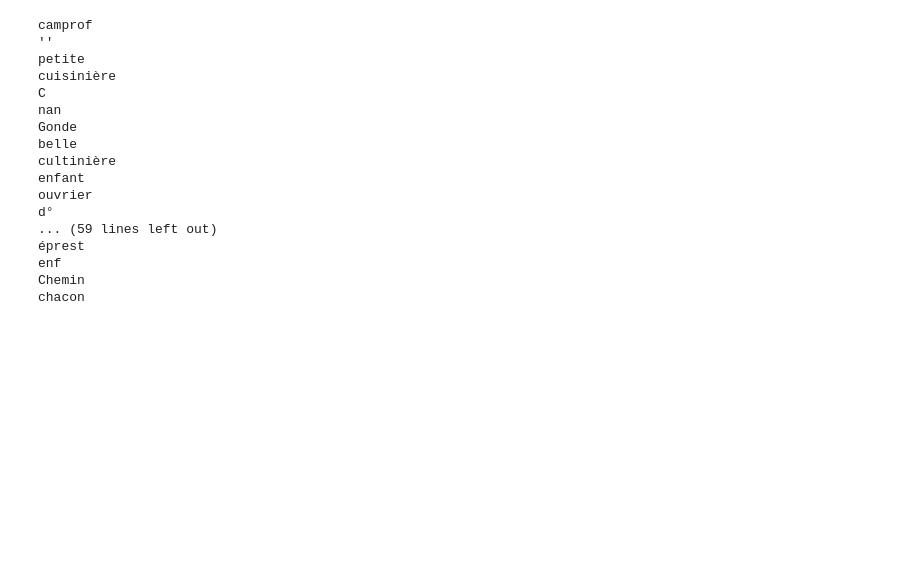
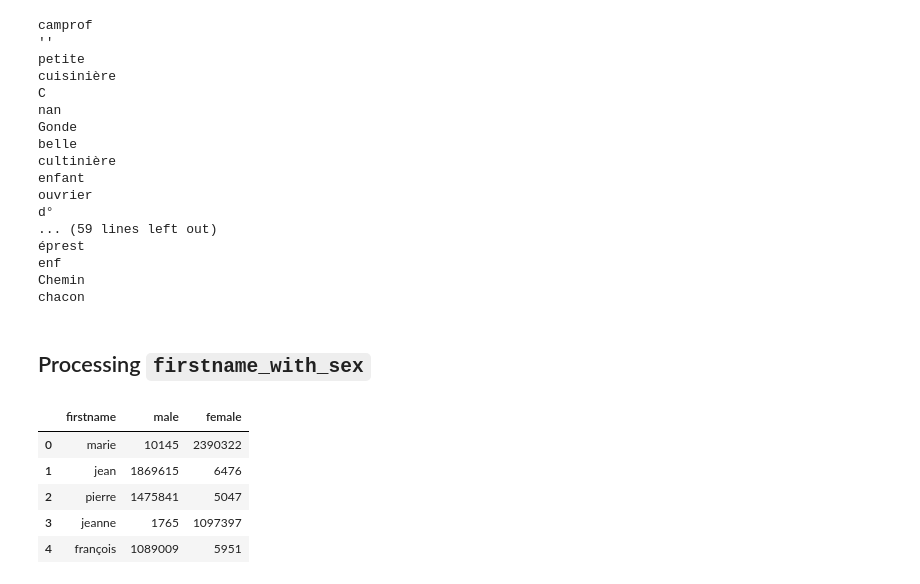
Before and after one commit to jacquesyvesgl/nlp-sex-classification, a Jupyter notebook: preprocessing.ipynb, the cells around one changed output. Drawn from its saved outputs; the diff is of its cells as text; code cells hidden in the pictures; blank space fills up the shorter version.

```diff
--- a/preprocessing.ipynb
+++ b/preprocessing.ipynb
@@ -213,3 +213,15 @@ cols= ['nom',
  'état_civil',
  'éducation',
  'sex']
+# %% [markdown]
+## Processing `firstname_with_sex`
+# %%
+firstname_with_sex = pd.read_csv("firstname_with_sex.csv", sep=";")
+firstname_with_sex.head()
+# %% [output]
+|  | firstname | male | female |
+| 0 | marie | 10145 | 2390322 |
+| 1 | jean | 1869615 | 6476 |
+| 2 | pierre | 1475841 | 5047 |
+| 3 | jeanne | 1765 | 1097397 |
+| 4 | françois | 1089009 | 5951 |
```
Also changed, not shown: parts of 2 cells of this notebook, 1 other file.
